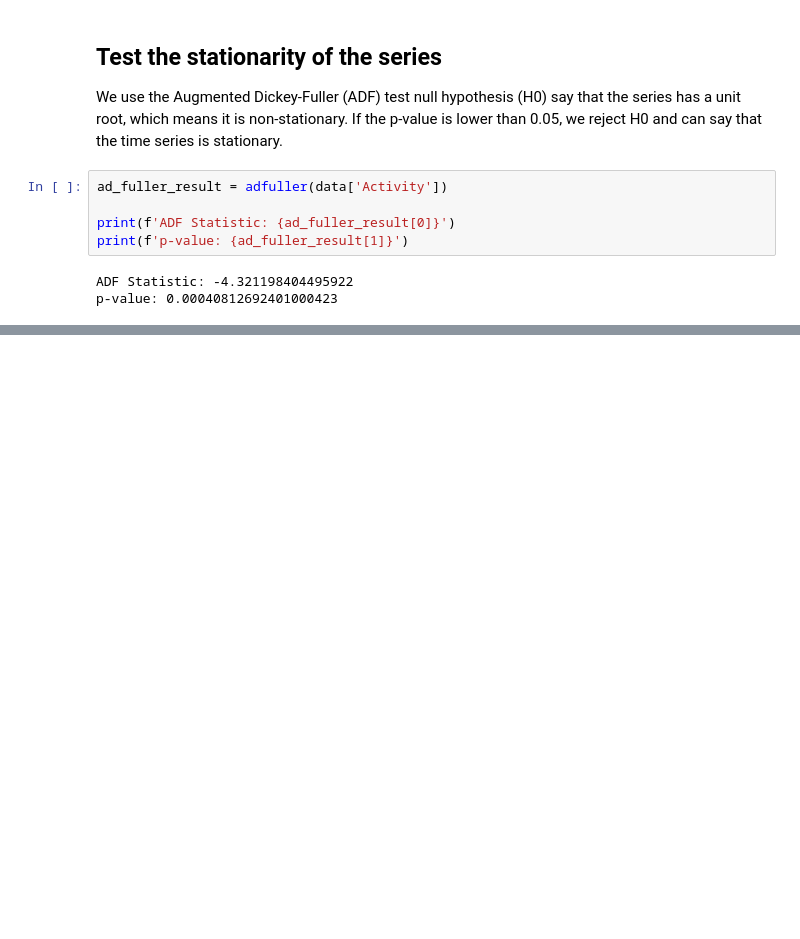
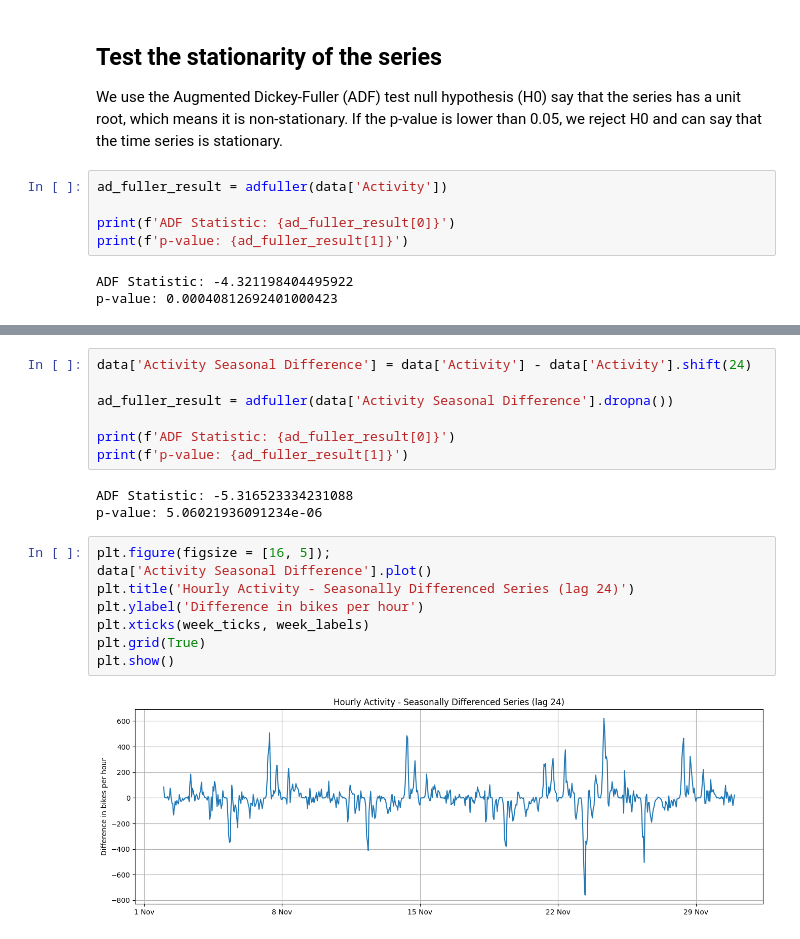
Before and after one commit to pericles-1995/CA1-2026193, a Jupyter notebook: CA1_Machine_Learning.ipynb, the cells around one changed output, grey strips where cells are left out. Saved outputs shown, nothing was run; the diff lists cells and outputs as text; blank space fills up the shorter version.

```diff
--- a/CA1_Machine_Learning.ipynb
+++ b/CA1_Machine_Learning.ipynb
@@ -974,0 +979,20 @@ p-value: 0.00040812692401000423
+# %%
+data['Activity Seasonal Difference'] = data['Activity'] - data['Activity'].shift(24)
+
+ad_fuller_result = adfuller(data['Activity Seasonal Difference'].dropna())
+
+print(f'ADF Statistic: {ad_fuller_result[0]}')
+print(f'p-value: {ad_fuller_result[1]}')
+# %% [output]
+ADF Statistic: -5.316523334231088
+p-value: 5.06021936091234e-06
+# %%
+plt.figure(figsize = [16, 5]);
+data['Activity Seasonal Difference'].plot()
+plt.title('Hourly Activity - Seasonally Differenced Series (lag 24)')
+plt.ylabel('Difference in bikes per hour')
+plt.xticks(week_ticks, week_labels)
+plt.grid(True)
+plt.show()
+# %% [output]
+[figure, added]
```
Also changed, not shown: parts of 22 cells of this notebook.
